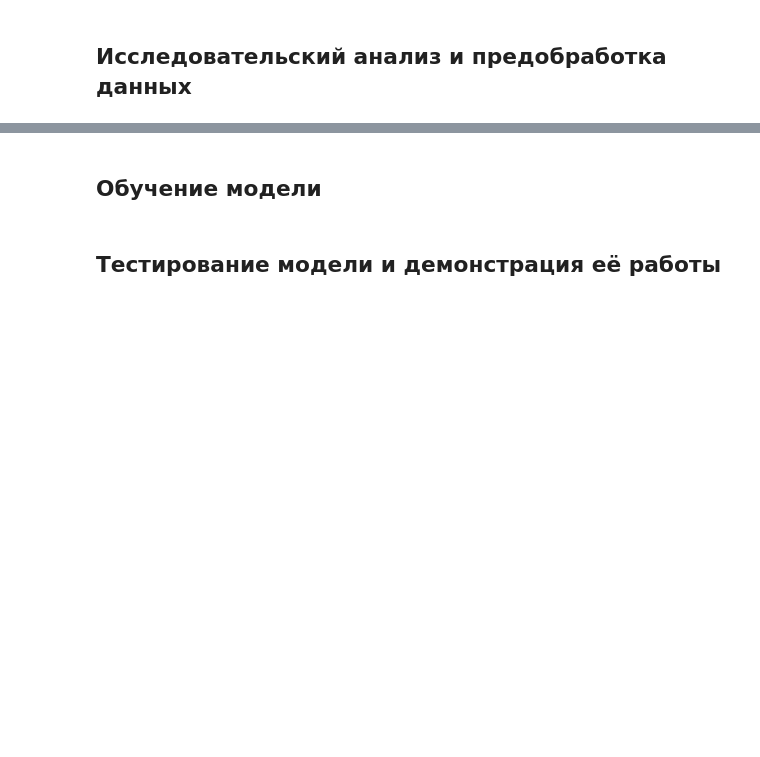
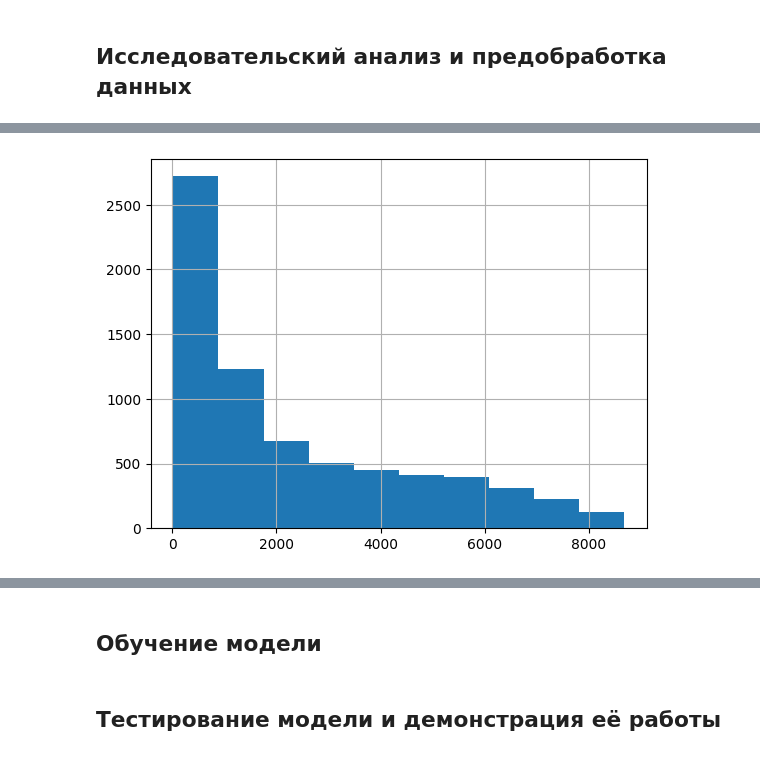
Before and after one commit to kirillva/project-final, a Jupyter notebook: index.ipynb, the cells around one changed output, grey strips where cells are left out. Drawn from its saved outputs; the diff is of its cells as text; code cells hidden in the pictures; blank space fills up the shorter version.

```diff
--- a/index.ipynb
+++ b/index.ipynb
@@ -203,0 +402,5 @@ display(phone)
+# %%
+plt.hist(contract['TotalCharges'])
+plt.grid(True)
+# %% [output]
+[figure, added]
```
Also changed, not shown: parts of 17 cells of this notebook.
